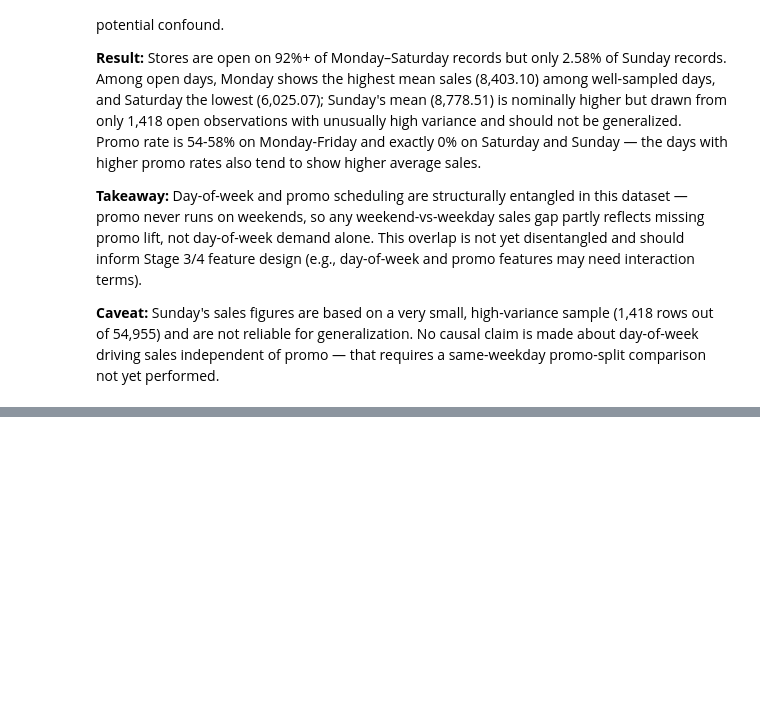
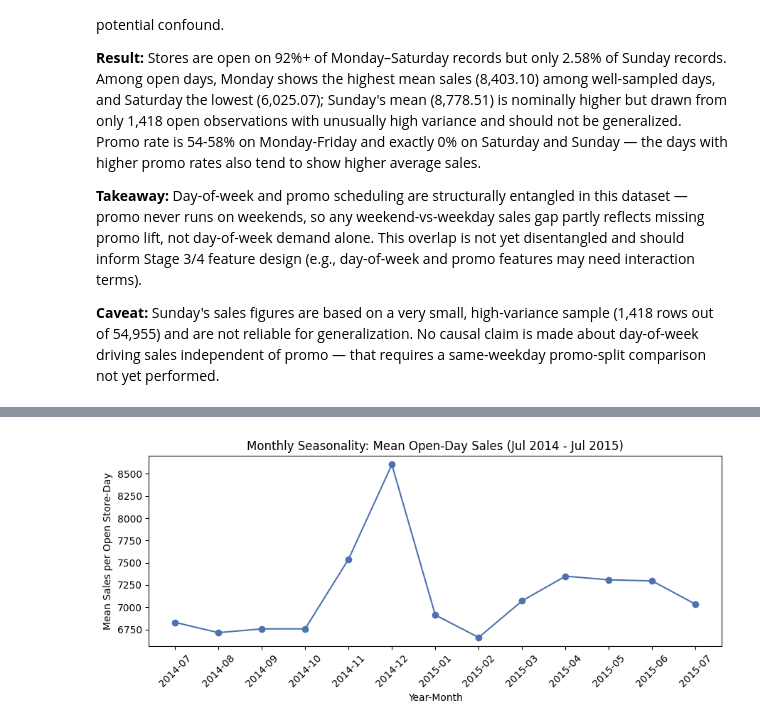
Before and after one commit to Aliraza-Amjad-Shaikh/demand-lens, a Jupyter notebook: notebooks/02_eda.ipynb, the cells around one changed output, grey strips where cells are left out. Saved outputs shown, nothing was run; the diff lists cells and outputs as text; code cells hidden in the pictures; blank space fills up the shorter version.

```diff
--- a/notebooks/02_eda.ipynb
+++ b/notebooks/02_eda.ipynb
@@ -844,3 +844,11 @@ plt.show()
 **Takeaway:** Day-of-week and promo scheduling are structurally entangled in this dataset — promo never runs on weekends, so any weekend-vs-weekday sales gap partly reflects missing promo lift, not day-of-week demand alone. This overlap is not yet disentangled and should inform Stage 3/4 feature design (e.g., day-of-week and promo features may need interaction terms).
 
 **Caveat:** Sunday's sales figures are based on a very small, high-variance sample (1,418 rows out of 54,955) and are not reliable for generalization. No causal claim is made about day-of-week driving sales independent of promo — that requires a same-weekday promo-split comparison not yet performed.
+# %%
+open_days['Date'] = pd.to_datetime(open_days['Date'])
+open_days['Year'] = open_days['Date'].dt.year
+open_days['Month'] = open_days['Date'].dt.month
+
+monthly_sales = open_days.groupby(['Year', 'Month'])['Sales'].mean().reset_index()
+
+monthly_sales
@@ -846,0 +887,13 @@ plt.show()
+# %%
+monthly_sales['period'] = monthly_sales['Year'].astype(str) + '-' + monthly_sales['Month'].astype(str).str.zfill(2)
+
+fig, ax = plt.subplots(figsize=(9, 4))
+ax.plot(monthly_sales['period'], monthly_sales['Sales'], marker='o', color='#4C72B0')
+ax.set_xlabel('Year-Month')
+ax.set_ylabel('Mean Sales per Open Store-Day')
+ax.set_title('Monthly Seasonality: Mean Open-Day Sales (Jul 2014 - Jul 2015)')
+plt.xticks(rotation=45)
+plt.tight_layout()
+plt.show()
+# %% [output]
+[figure, added]
```
Also changed, not shown: parts of 4 cells of this notebook, 1 other file.
